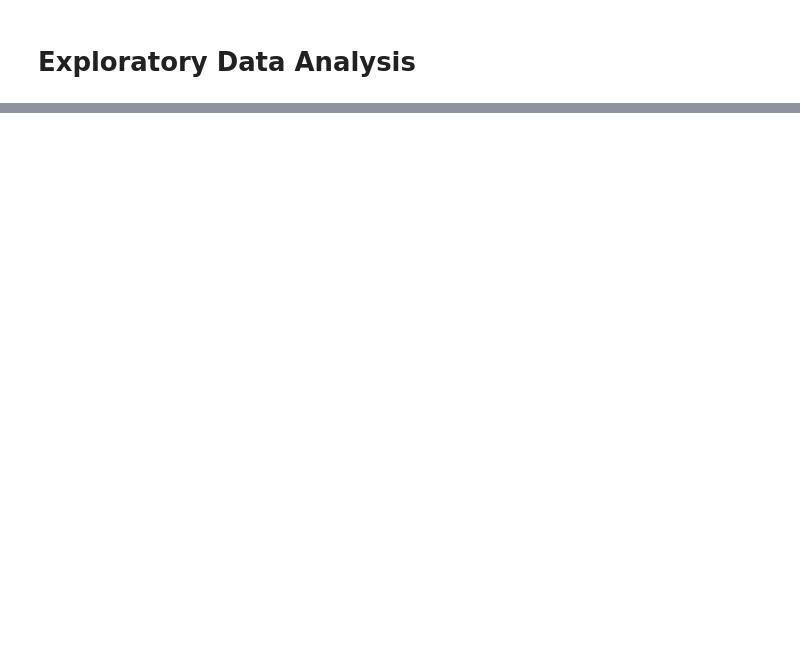
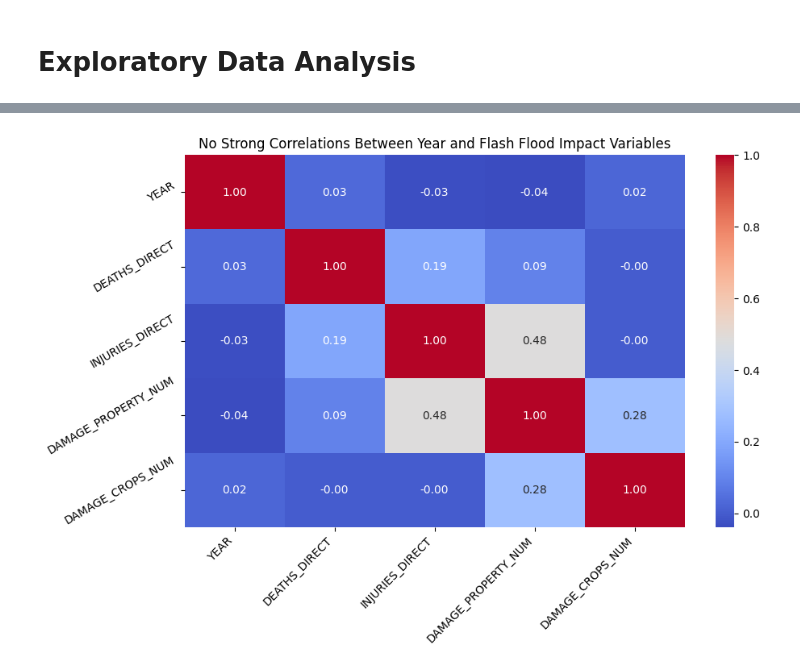
Before and after one commit to ashleyadehart/flash_floods_ky_2015_2025, a Jupyter notebook: flash_floods_ky_2015_2025.ipynb, the cells around one changed output, grey strips where cells are left out. Saved outputs shown, nothing was run; the diff lists cells and outputs as text; code cells hidden in the pictures; blank space fills up the shorter version.

```diff
--- a/flash_floods_ky_2015_2025.ipynb
+++ b/flash_floods_ky_2015_2025.ipynb
@@ -197,29 +501,31 @@ print(source_year)
 # %%
 # Create a heatmap that shows correlations between numerical variables
 cols = [
     "YEAR",
     "DEATHS_DIRECT",
     "INJURIES_DIRECT",
     "DAMAGE_PROPERTY_NUM",
     "DAMAGE_CROPS_NUM"
 ]
 
 corr_matrix = df[cols].corr()
 
 plt.figure(figsize=(10, 6))
 
 sns.heatmap(
     corr_matrix,
     annot=True,
     cmap="coolwarm",
     fmt=".2f"
 )
 
-plt.title("Correlation Matrix of Selected Flash Flood Variables")
+plt.title("No Strong Correlations Between Year and Flash Flood Impact Variables")
 plt.xticks(rotation=45, ha="right")
 plt.yticks(rotation=30, va="center")
 
 plt.show()
+# %% [output]
+[figure, added]
 # %%
 # Create a heatmap that shows correlations between years and sources
 source_year = pd.crosstab(df["YEAR"], df["SOURCE"])
```
Also changed, not shown: parts of 31 cells of this notebook.
